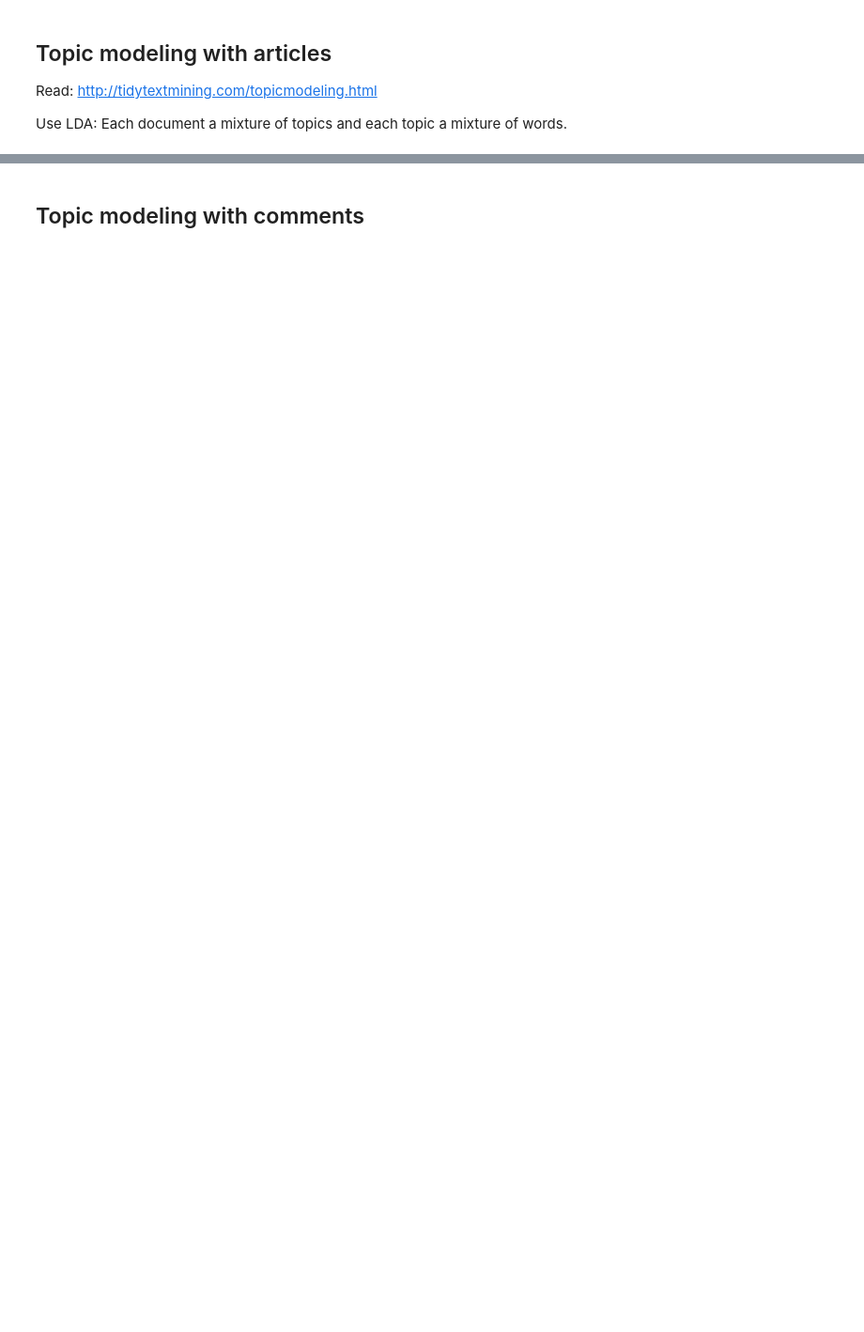
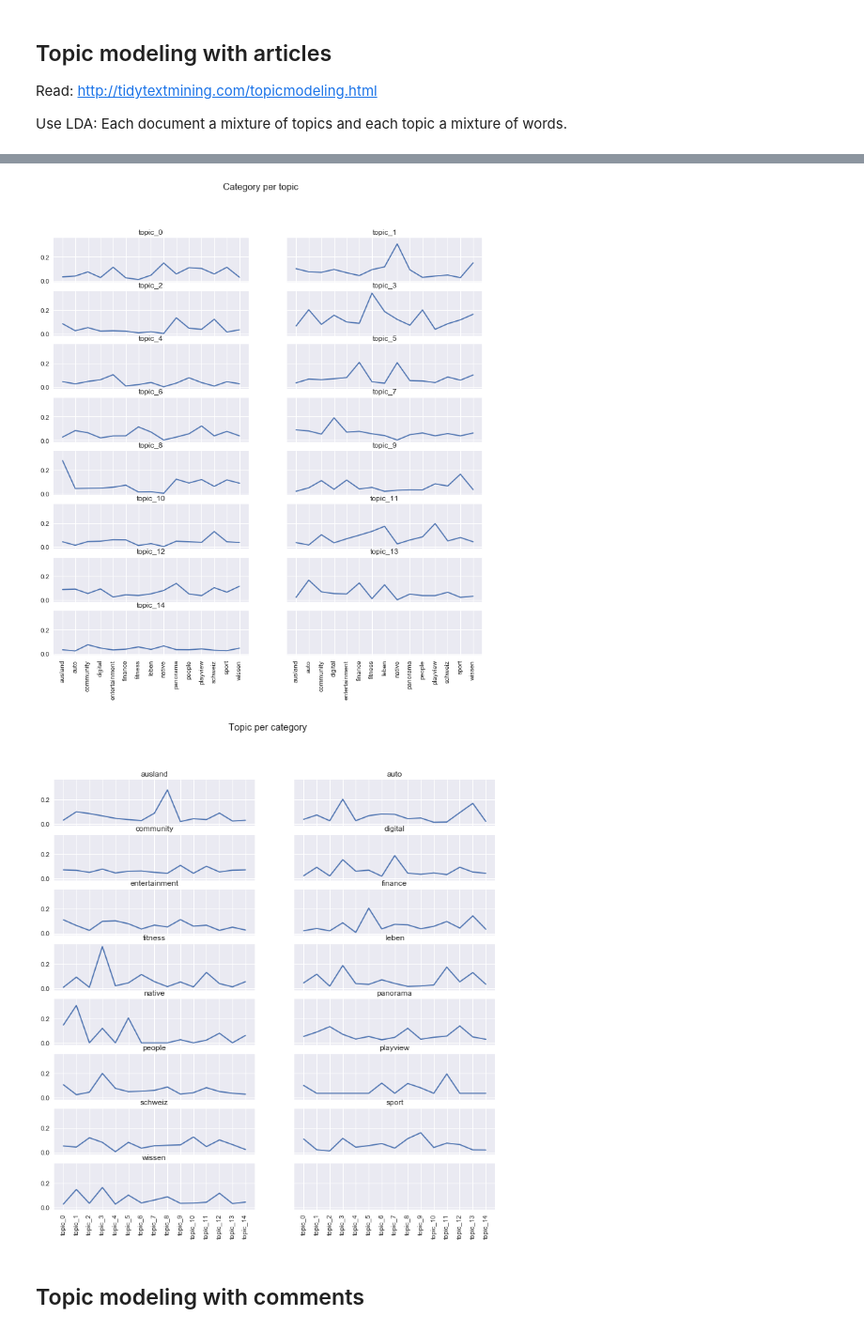
Before and after one commit to fdelia/bots, a Jupyter notebook: 4_topic_modeling.ipynb, the cells around one changed output, grey strips where cells are left out. Shown at 94% size. Cells and saved outputs as stored; diff of their text form; code cells hidden in the pictures; blank space fills up the shorter version.

```diff
--- a/4_topic_modeling.ipynb
+++ b/4_topic_modeling.ipynb
@@ -182,3 +182,48 @@ plt.subplots_adjust(hspace=0.6)
+# %%
+# To which 20min-category do the topics belong to?
+topic_cols = list(map(lambda x: 'topic_' + str(x), range(0, n_components)))
+t = df_art[topic_cols + ['cat']].groupby('cat').mean()
+
+f, axes = plt.subplots(int(n_components/2)+1, 2, sharex=True, sharey=True, figsize=(12, 12))
+col=0
+row=0
+for topic in topic_cols:
+    axes[row][col].plot(t[topic].values)
+    axes[row][col].set_title(topic)
+
+    col+=1
+    if col==2:
+        row += 1
+        col = 0
+
+plt.xticks(range(len(t)), list(t.index), rotation=90)
+for ax in f.axes:
+    plt.sca(ax)
+    plt.xticks(rotation=90)
+plt.suptitle('Category per topic')
+plt.show()
+
+
+f, axes = plt.subplots(int(len(t)/2)+1, 2, sharex=True, sharey=True, figsize=(12, 12))
+col=0
+row=0
+for topic in t.iterrows():
+    axes[row][col].plot(topic[1].values)
+    axes[row][col].set_title(topic[0])
+    col+=1
+    if col==2:
+        row += 1
+        col = 0
+
+plt.xticks(range(n_components), topic_cols, rotation=90)
+for ax in f.axes:
+    plt.sca(ax)
+    plt.xticks(rotation=90)
+plt.suptitle('Topic per category')
+plt.show()
+# %% [output]
+[figure, added]
+[figure, added]
 # %% [markdown]
 ## Topic modeling with comments
 # %%
```
Also changed, not shown: parts of 10 cells of this notebook.
